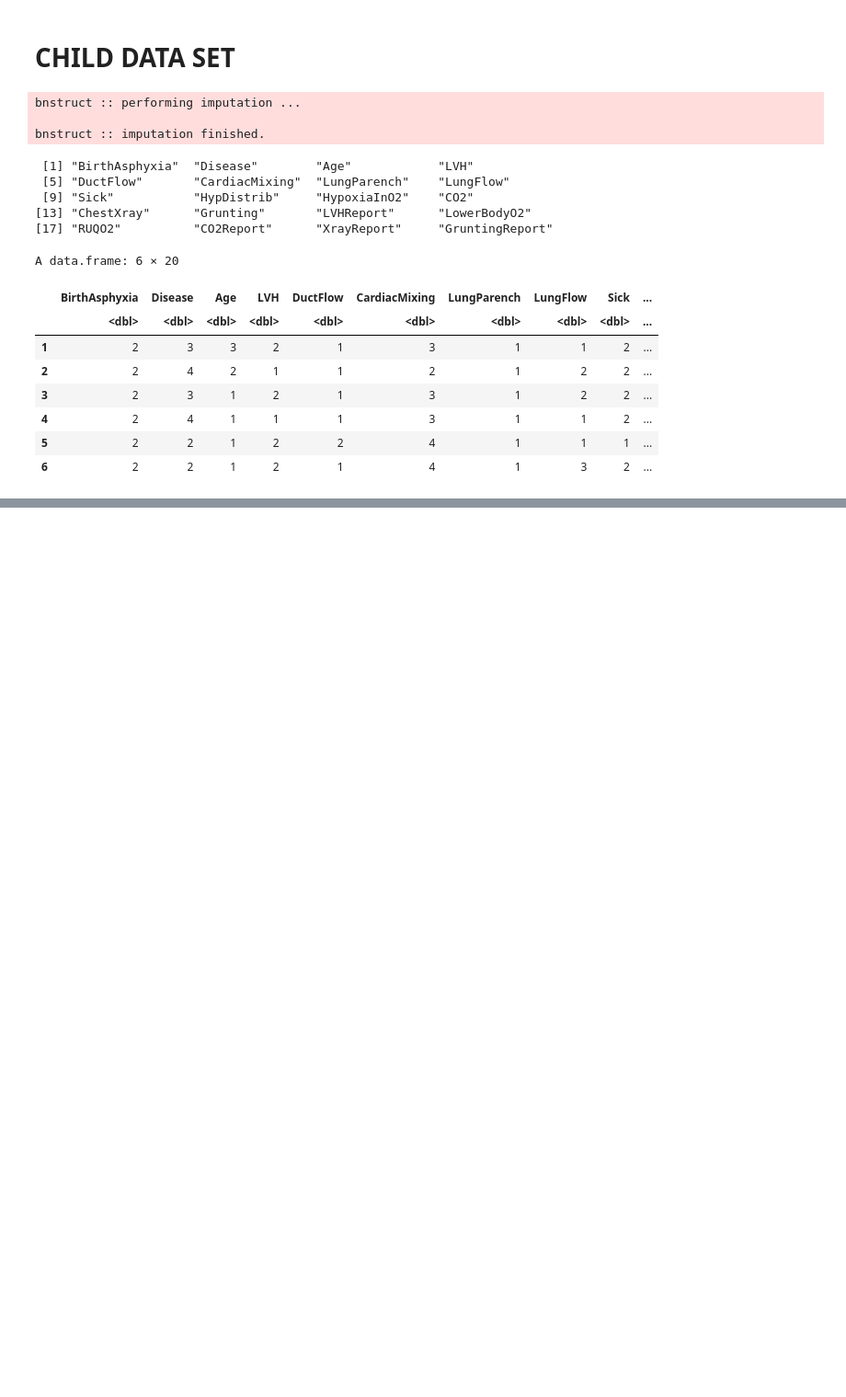
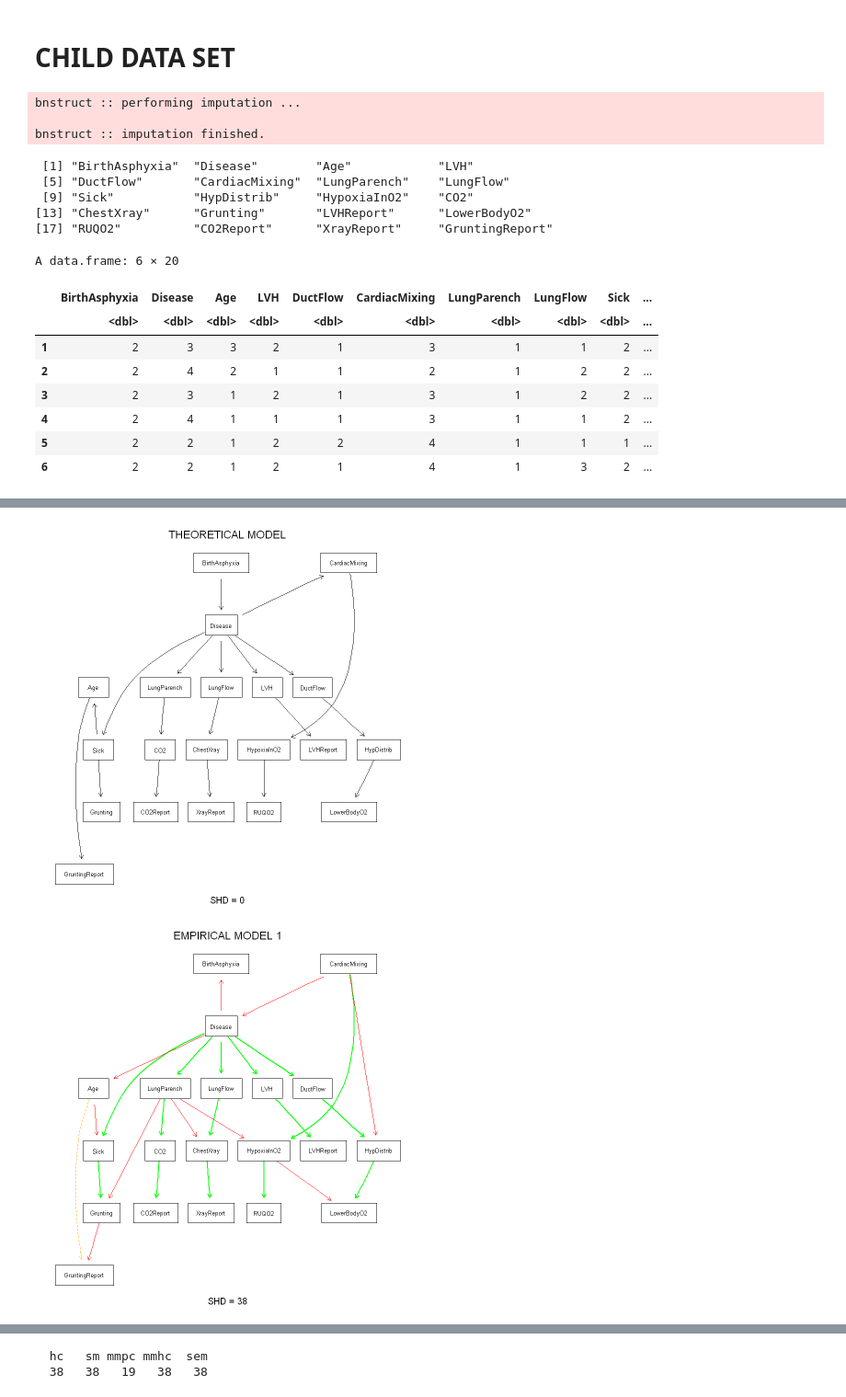
Before and after one commit to LorenzoVigorelli/BayesianNetworks, a Jupyter notebook: bnstruct.ipynb, the cells around one changed output, grey strips where cells are left out. Shown at 92% size. Saved outputs shown, nothing was run; the diff lists cells and outputs as text; code cells hidden in the pictures; blank space fills up the shorter version.

Commit message:
finalrunandChilddataset

```diff
--- a/bnstruct.ipynb
+++ b/bnstruct.ipynb
@@ -226,5 +243,3 @@ A data.frame: 6 × 8
 | 4 | 2 | 1 | 2 | 1 | 1 | 1 | 2 | 1 |
 | 5 | 2 | 1 | 2 | 1 | 1 | 1 | 1 | 2 |
 | 6 | 2 | 1 | 2 | 1 | 1 | 1 | 2 | 2 |
-# %%
-dagAsia <- learning(asia_df, maxParent=5, algo = "k2", percentage = 1, plot = T)
@@ -414,5 +422,3 @@ A data.frame: 6 × 20
 | 4 | 2 | 4 | 1 | 1 | 1 | 3 | 1 | 1 | 2 | ... |
 | 5 | 2 | 2 | 1 | 2 | 2 | 4 | 1 | 1 | 1 | ... |
 | 6 | 2 | 2 | 1 | 2 | 1 | 4 | 1 | 3 | 2 | ... |
-# %%
-dagChild <- learning(child_df, maxParent=5, algo = "k2", percentage = 1, plot = T)
@@ -455,0 +425,19 @@ dagChild$score
+# %%
+# Define a vector of algorithms to be used for learning the DAGs
+algorithms <- c("hc", "sm", "mmpc", "mmhc", "sem")
+
+# Initialize empty lists to store the DAGs and their scores
+dag_listChild <- list()
+score_listChild <- list()
+
+# Loop through each algorithm in the algorithms vector
+for (algo in algorithms) {
+  # Learn the DAG using the specified algorithm and parameters
+  dagChild <- learning(child_df, maxParent=5, algo = algo, percentage = 1, plot = F)
+
+  # Store the learned DAG in the dag_listAsia list, using the algorithm name as the key
+  dag_listChild[[algo]] <- dagChild$dag
+
+  # Store the score of the learned DAG in the score_listAsia list, using the algorithm name as the key
+  score_listChild[[algo]] <- dagChild$score
+}
@@ -455,0 +462,13 @@ dagChild$score
+# %%
+# Define the theoretical DAG using the model2network function
+theorDAG <- model2network("[BirthAsphyxia][Disease|BirthAsphyxia][Sick|Disease][DuctFlow|Disease][CardiacMixing|Disease][LungParench|Disease][LungFlow|Disease][LVH|Disease][Age|Sick][Grunting|Sick][HypDistrib|DuctFlow][HypoxiaInO2|CardiacMixing][CO2|LungParench][ChestXray|LungFlow][LVHReport|LVH][GruntingReport|Age][LowerBodyO2|HypDistrib][RUQO2|HypoxiaInO2][CO2Report|CO2][XrayReport|ChestXray]")
+
+# Assign the list of learned DAGs to a variable
+listChild <- dag_listChild
+
+# Compute the Structural Hamming Distance (SHD) between the theoretical DAG and the list of learned DAGs
+# Also, plot the comparison between the theoretical DAG and each learned DAG
+computeShd(theorDAG, dag_listChild, plot=T)
+# %% [output]
+[figure, added]
+[figure, added]
@@ -455,0 +478,2 @@ dagChild$score
+  hc   sm mmpc mmhc  sem
+  38   38   19   38   38
```
Also changed, not shown: parts of 18 cells of this notebook.
